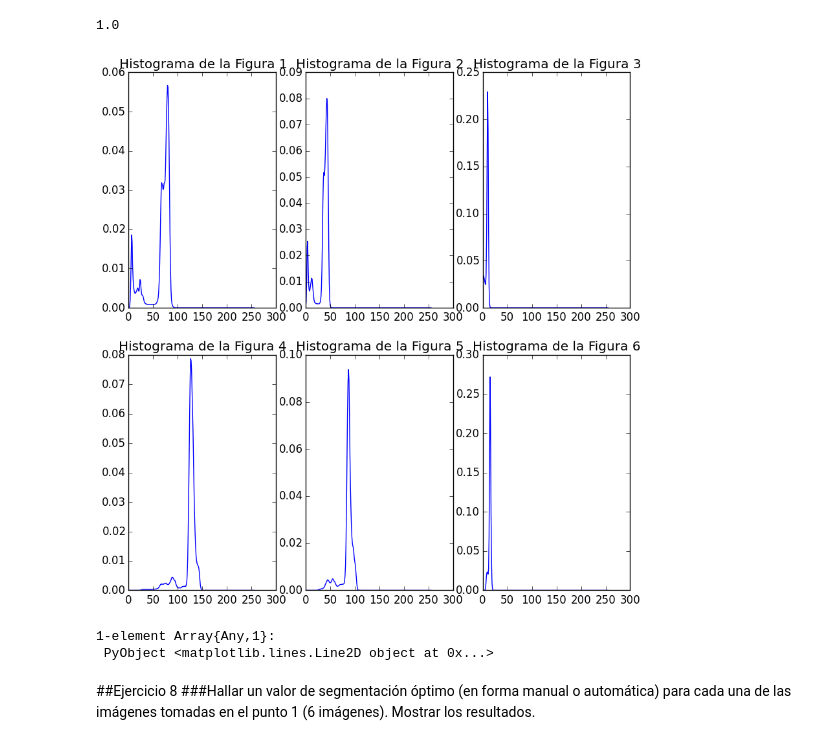
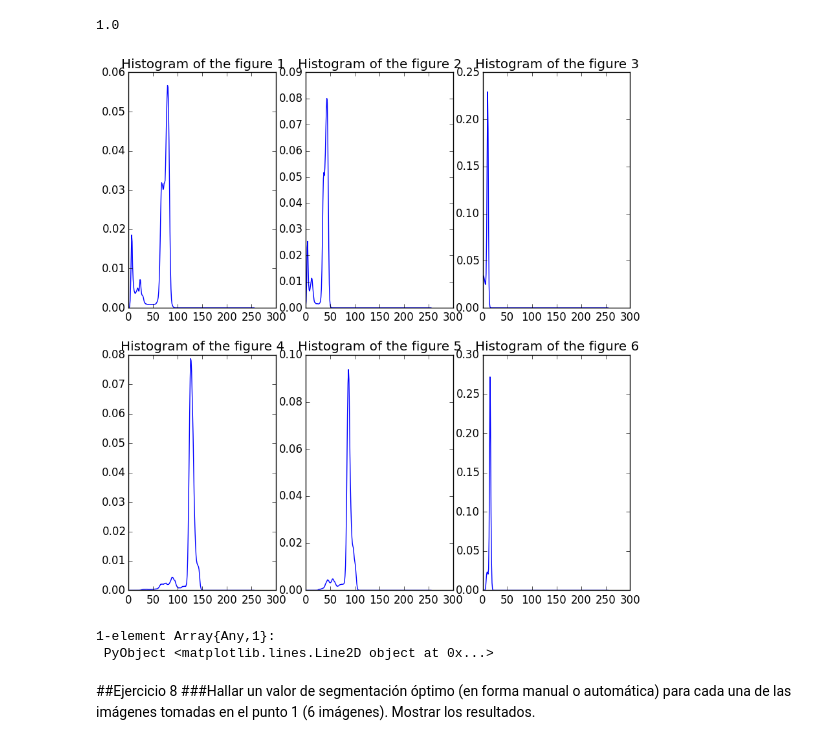
Before and after one commit to elsuizo/Practicas_vision, a Jupyter notebook: Practica1/Julia/practica1.ipynb, the cells around one changed output. Saved outputs shown, nothing was run; the diff lists cells and outputs as text; code cells hidden in the pictures.

```diff
--- a/Practica1/Julia/practica1.ipynb
+++ b/Practica1/Julia/practica1.ipynb
@@ -342,35 +399,35 @@ sum(h2)
 # %%
 #Plots with Matplotlib ¡¡¡
 fig = PyPlot.figure(figsize=(10,10))
 #PyPlot.subplots_adjust(hspace=0.5) # Set the vertical spacing between axes
 
 
 
 PyPlot.subplot(231)
-PyPlot.title("Histograma de la Figura 1")
+PyPlot.title("Histogram of the figure 1")
 PyPlot.plot(h1)
 
 PyPlot.subplot(232)
-PyPlot.title("Histograma de la Figura 2")
+PyPlot.title("Histogram of the figure 2")
 PyPlot.plot(h2)
 
 PyPlot.subplot(233)
-PyPlot.title("Histograma de la Figura 3")
+PyPlot.title("Histogram of the figure 3")
 PyPlot.plot(h3)
 
 PyPlot.subplot(234)
-PyPlot.title("Histograma de la Figura 4")
+PyPlot.title("Histogram of the figure 4")
 PyPlot.plot(h4)
 
 PyPlot.subplot(235)
-PyPlot.title("Histograma de la Figura 5")
+PyPlot.title("Histogram of the figure 5")
 PyPlot.plot(h5)
 
 PyPlot.subplot(236)
-PyPlot.title("Histograma de la Figura 6")
+PyPlot.title("Histogram of the figure 6")
 PyPlot.plot(h6)
 # %% [output]
-[figure, old version]
+[figure, new version]
 1-element Array{Any,1}:
  PyObject <matplotlib.lines.Line2D object at 0x...>
 # %% [markdown]
```
Also changed, not shown: parts of 14 cells of this notebook, 2 other files.
